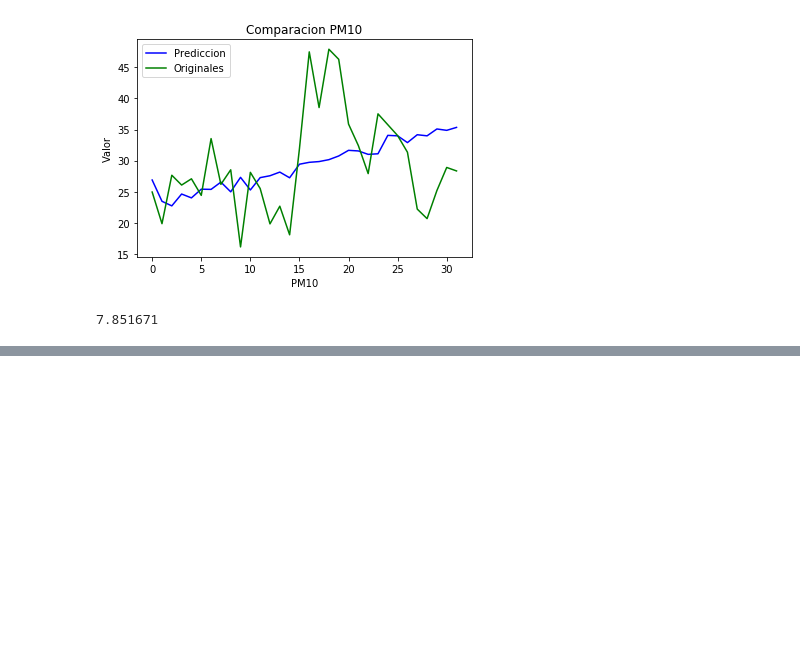
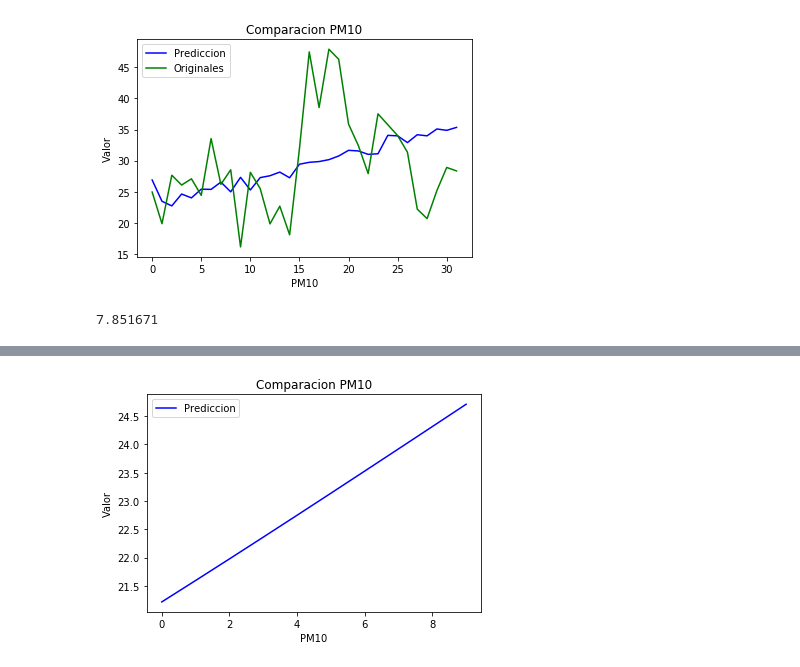
Before and after one commit to cchaparro/LTSM_Cali, a Jupyter notebook: Evaluacion/Evaluacion-flora_porcentaje.ipynb, the cells around one changed output, grey strips where cells are left out. Saved outputs shown, nothing was run; the diff lists cells and outputs as text; code cells hidden in the pictures; blank space fills up the shorter version.

```diff
--- a/Evaluacion/Evaluacion-flora_porcentaje.ipynb
+++ b/Evaluacion/Evaluacion-flora_porcentaje.ipynb
@@ -244,0 +344,4 @@ rmse(salida, dataOriginalPM10.iloc[rango_inferior:rango_superior, 1].values)
+# %%
+graficar_datos_solo(pPoblacion)
+# %% [output]
+[figure, added]
```
Also changed, not shown: parts of 13 cells of this notebook, 2 other files.
